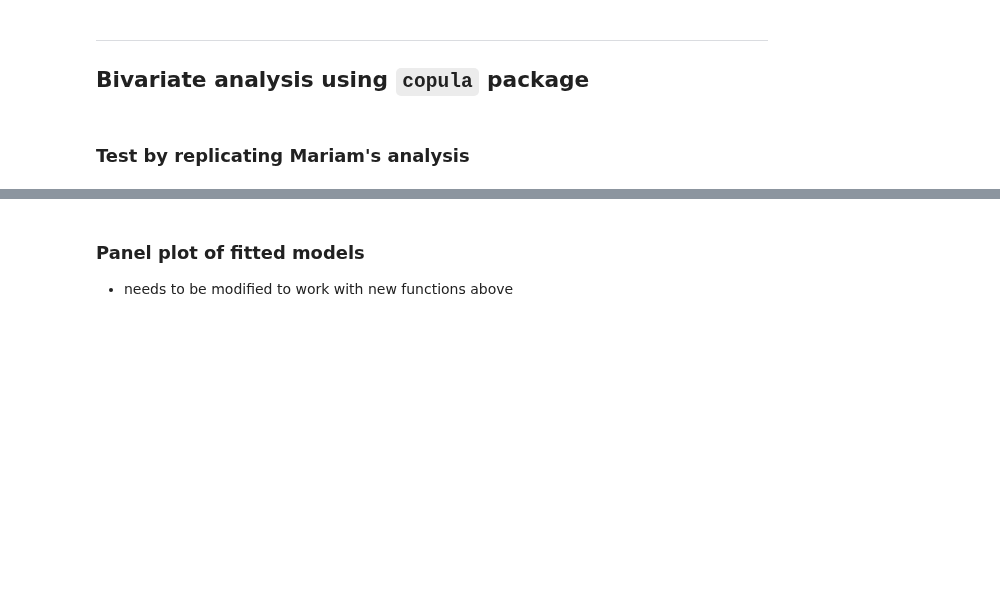
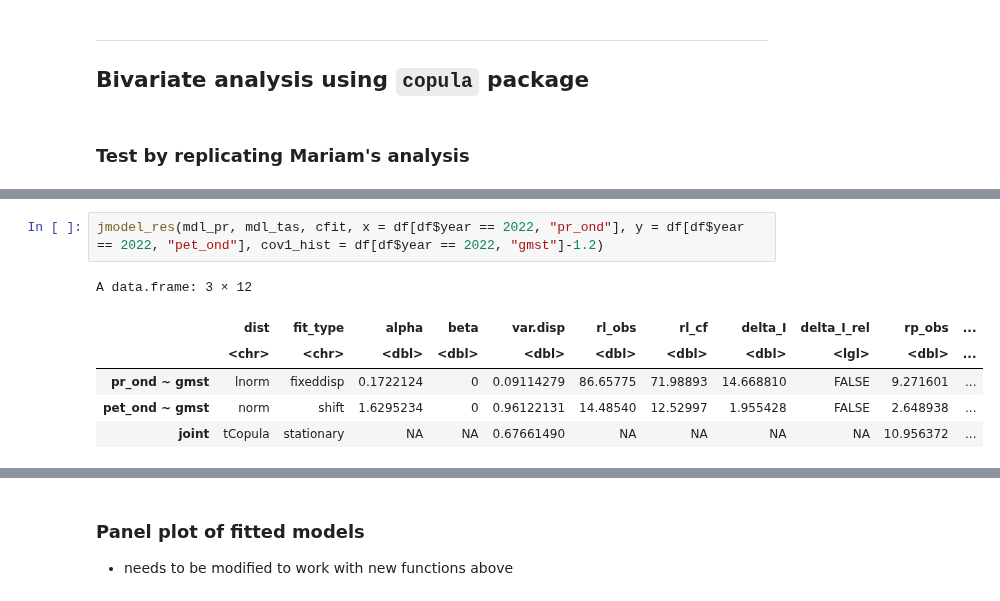
Before and after one commit to clairbarnes/wwa-archive, a Jupyter notebook: 23-03_EA-drought/EA_drought_1R_observations.ipynb, the cells around one changed output, grey strips where cells are left out. Saved outputs shown, nothing was run; the diff lists cells and outputs as text; blank space fills up the shorter version.

```diff
--- a/23-03_EA-drought/EA_drought_1R_observations.ipynb
+++ b/23-03_EA-drought/EA_drought_1R_observations.ipynb
@@ -295,3 +91,12 @@ model_delta <- function(mdl_x, mdl_y, copula, x, y, cov1_hist, cov2_hist = 0, dI
+# %%
+jmodel_res(mdl_pr, mdl_tas, cfit, x = df[df$year == 2022, "pr_ond"], y = df[df$year == 2022, "pet_ond"], cov1_hist = df[df$year == 2022, "gmst"]-1.2)
+# %% [output]
+A data.frame: 3 × 12
+|  | dist | fit_type | alpha | beta | var.disp | rl_obs | rl_cf | delta_I | delta_I_rel | rp_obs | ... |
+|  | <chr> | <chr> | <dbl> | <dbl> | <dbl> | <dbl> | <dbl> | <dbl> | <lgl> | <dbl> | ... |
+| pr_ond ~ gmst | lnorm | fixeddisp | 0.1722124 | 0 | 0.09114279 | 86.65775 | 71.98893 | 14.668810 | FALSE | 9.271601 | ... |
+| pet_ond ~ gmst | norm | shift | 1.6295234 | 0 | 0.96122131 | 14.48540 | 12.52997 | 1.955428 | FALSE | 2.648938 | ... |
+| joint | tCopula | stationary | NA | NA | 0.67661490 | NA | NA | NA | NA | 10.956372 | ... |
 # %%
 par(pch = 20, xaxs = "i", yaxs = "i")
 
```
Also changed, not shown: parts of 15 cells of this notebook, 1 other file.
